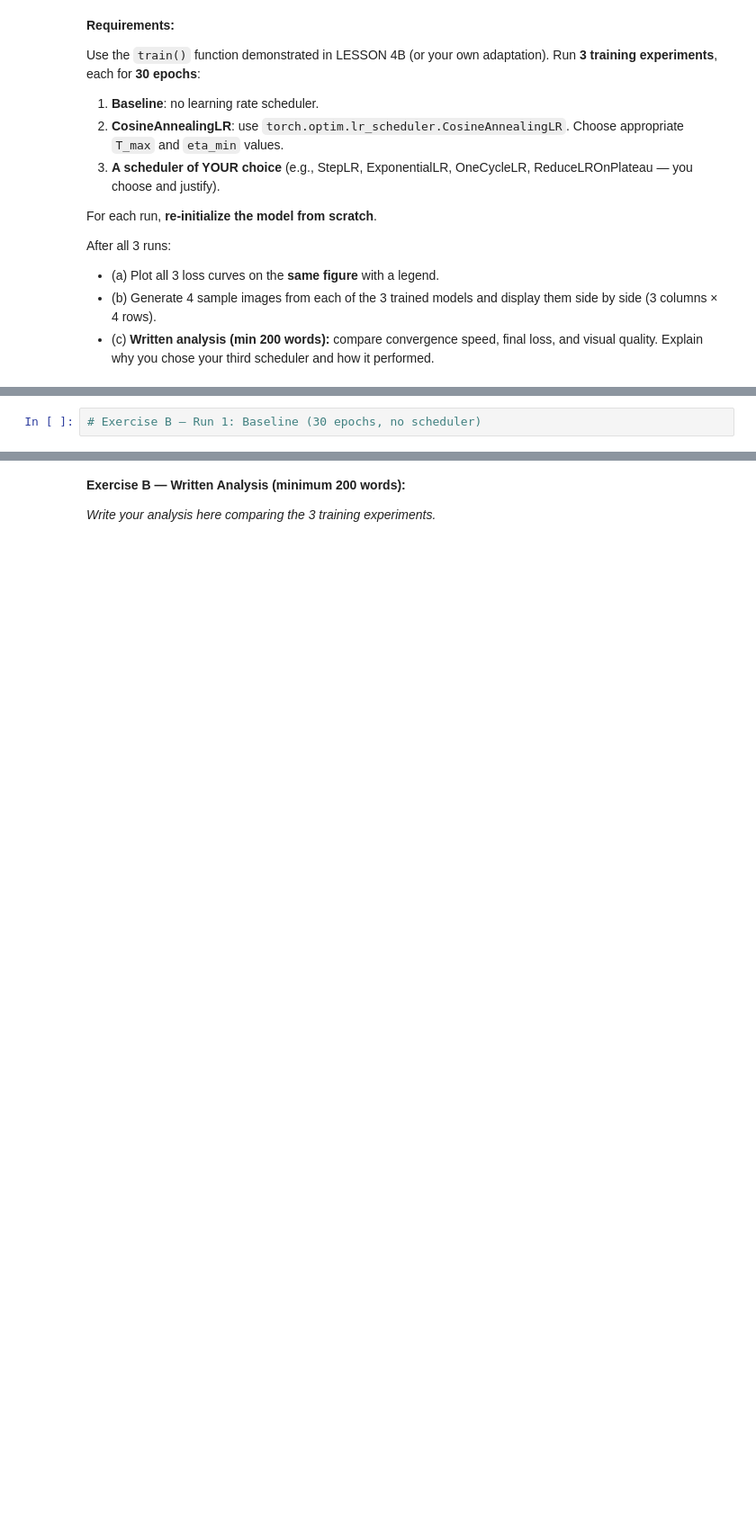
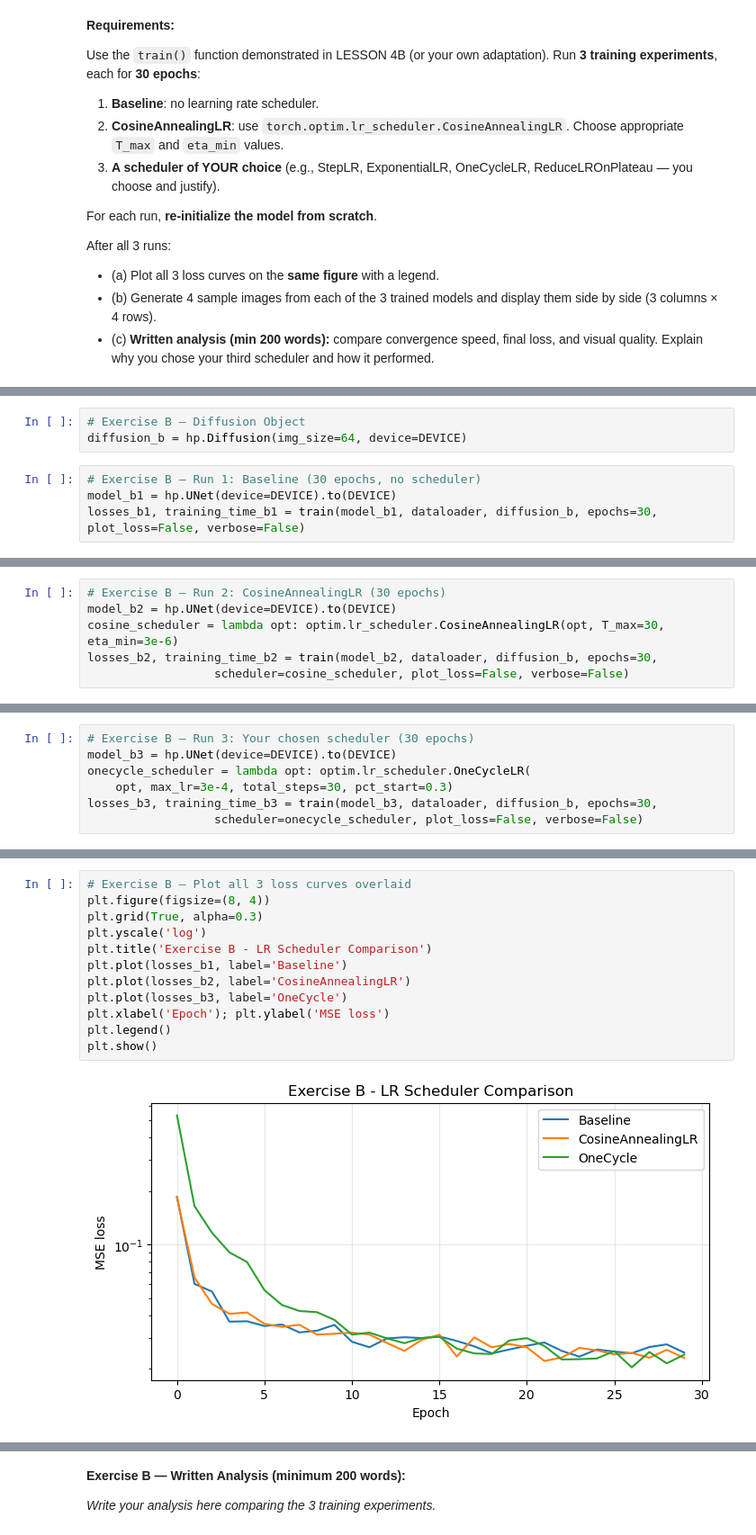
Before and after one commit to EinarLop/UIB_DL_LAB04, a Jupyter notebook: LAB_4.ipynb, the cells around one changed output, grey strips where cells are left out. Shown at 90% size. Cells and saved outputs as stored; diff of their text form; blank space fills up the shorter version.

```diff
--- a/LAB_4.ipynb
+++ b/LAB_4.ipynb
@@ -112,2 +196,7 @@ After all 3 runs:
+# %%
+# Exercise B — Diffusion Object
+diffusion_b = hp.Diffusion(img_size=64, device=DEVICE)
 # %%
 # Exercise B — Run 1: Baseline (30 epochs, no scheduler)
+model_b1 = hp.UNet(device=DEVICE).to(DEVICE)
+losses_b1, training_time_b1 = train(model_b1, dataloader, diffusion_b, epochs=30, plot_loss=False, verbose=False)
@@ -121,0 +205,6 @@ After all 3 runs:
+# %%
+# Exercise B — Run 2: CosineAnnealingLR (30 epochs)
+model_b2 = hp.UNet(device=DEVICE).to(DEVICE)
+cosine_scheduler = lambda opt: optim.lr_scheduler.CosineAnnealingLR(opt, T_max=30, eta_min=3e-6)
+losses_b2, training_time_b2 = train(model_b2, dataloader, diffusion_b, epochs=30,
+                  scheduler=cosine_scheduler, plot_loss=False, verbose=False)
@@ -121,0 +213,7 @@ After all 3 runs:
+# %%
+# Exercise B — Run 3: Your chosen scheduler (30 epochs)
+model_b3 = hp.UNet(device=DEVICE).to(DEVICE)
+onecycle_scheduler = lambda opt: optim.lr_scheduler.OneCycleLR(
+    opt, max_lr=3e-4, total_steps=30, pct_start=0.3)
+losses_b3, training_time_b3 = train(model_b3, dataloader, diffusion_b, epochs=30,
+                  scheduler=onecycle_scheduler, plot_loss=False, verbose=False)
@@ -121,0 +222,14 @@ After all 3 runs:
+# %%
+# Exercise B — Plot all 3 loss curves overlaid
+plt.figure(figsize=(8, 4))
+plt.grid(True, alpha=0.3)
+plt.yscale('log')
+plt.title('Exercise B - LR Scheduler Comparison')
+plt.plot(losses_b1, label='Baseline')
+plt.plot(losses_b2, label='CosineAnnealingLR')
+plt.plot(losses_b3, label='OneCycle')
+plt.xlabel('Epoch'); plt.ylabel('MSE loss')
+plt.legend()
+plt.show()
+# %% [output]
+[figure, added]
```
Also changed, not shown: parts of 13 cells of this notebook, 3 other files.
